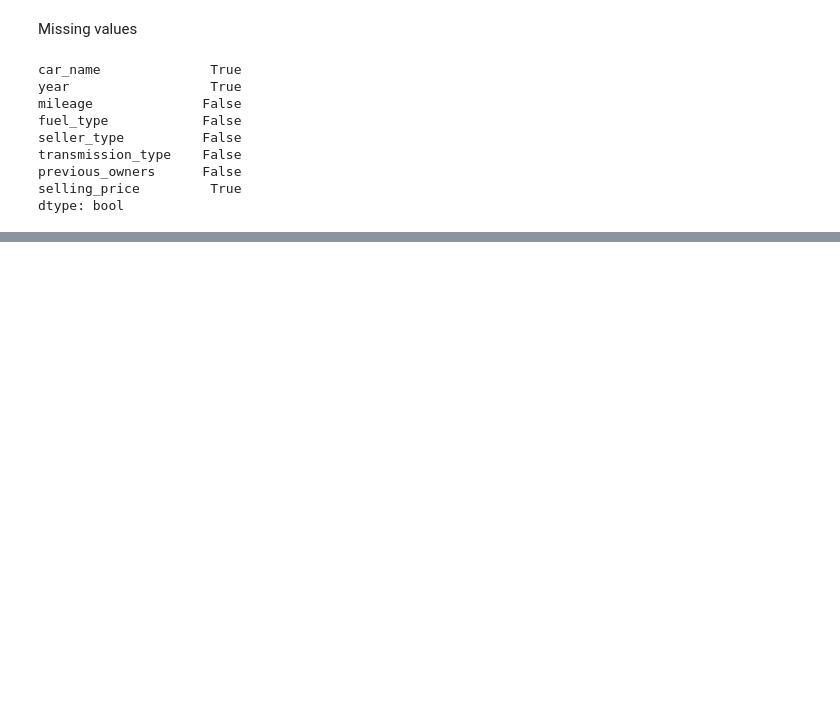
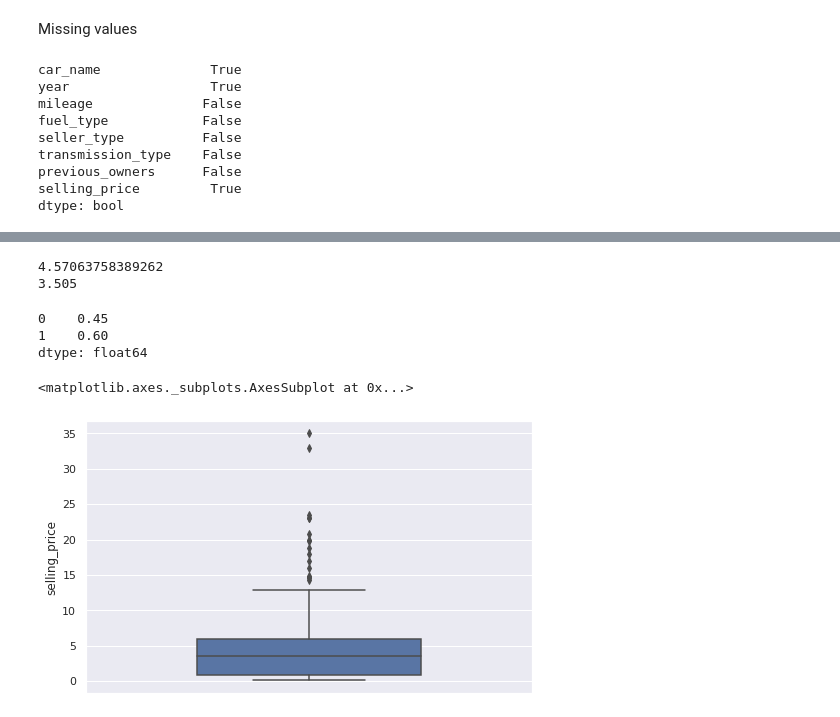
Before and after one commit to HebahAlshamlan/CITC_Task, a Jupyter notebook: CITC_Task.ipynb, the cells around one changed output, grey strips where cells are left out. Drawn from its saved outputs; the diff is of its cells as text; code cells hidden in the pictures; blank space fills up the shorter version.

Commit message:
Exploratory Data Analysis

```diff
--- a/CITC_Task.ipynb
+++ b/CITC_Task.ipynb
@@ -71,0 +117,18 @@ dtype: bool
+# %%
+print(dataset.selling_price.mean())
+print(dataset.selling_price.median())
+dataset.selling_price.mode()
+# %% [output]
+4.57063758389262
+3.505
+0    0.45
+1    0.60
+dtype: float64
+# %%
+sns.set(style='darkgrid')
+# %%
+plt.figure(figsize=(8,5))
+sns.boxplot(y='selling_price', data=dataset, width=0.5)
+# %% [output]
+<matplotlib.axes._subplots.AxesSubplot at 0x...>
+[figure, added]
```
Also changed, not shown: parts of 6 cells of this notebook.
